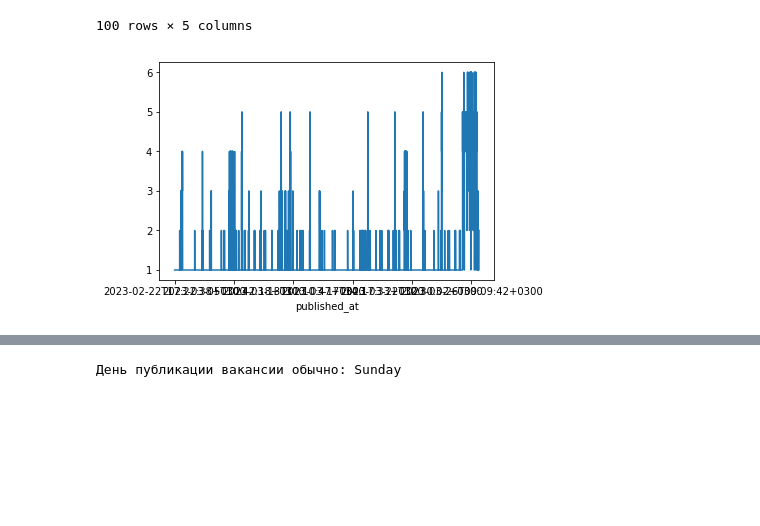
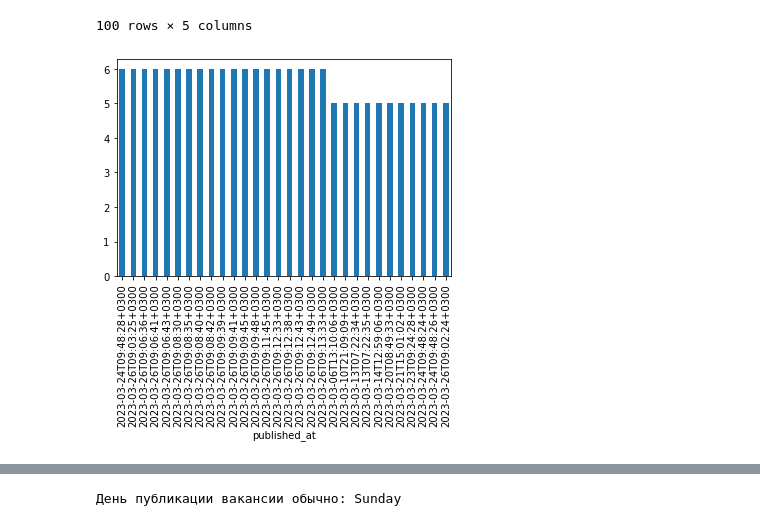
Before and after one commit to Bum1987/Bulat_DA_course, a Jupyter notebook: Hometask 2.ipynb, the cells around one changed output, grey strips where cells are left out. Saved outputs shown, nothing was run; the diff lists cells and outputs as text; code cells hidden in the pictures; blank space fills up the shorter version.

```diff
--- a/Hometask 2.ipynb
+++ b/Hometask 2.ipynb
@@ -88,8 +88,10 @@ df['published_at'] = pd.to_datetime(df['published_at'])
 # %%
 import matplotlib.pyplot as plt
 
 vacancies_by_date = df.groupby('published_at').count()['id']
-vacancies_by_date.plot()
+top_10_dates = vacancies_by_date.nlargest(30)
+top_10_dates.plot(kind='bar')
+plt.xticks(rotation=90)
 plt.show()
 # %% [output]
-[figure, old version]
+[figure, new version]
```
Also changed, not shown: parts of 5 cells of this notebook.
